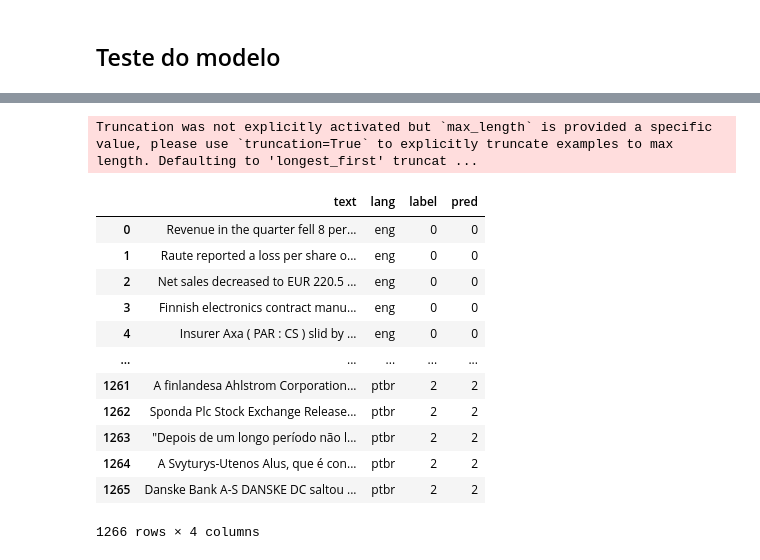
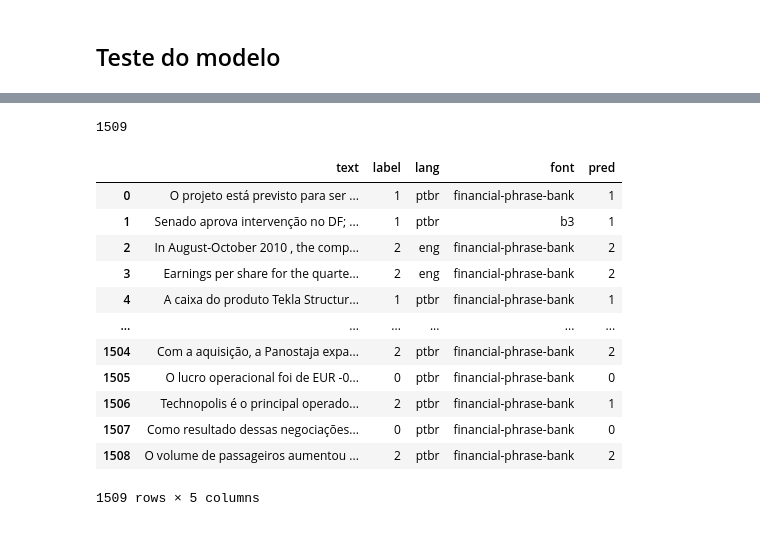
Before and after one commit to Tuiaia/artificial-intelligence, a Jupyter notebook: jupyter-notebooks/model-build.ipynb, the cells around one changed output, grey strips where cells are left out. Drawn from its saved outputs; the diff is of its cells as text; code cells hidden in the pictures.

```diff
--- a/jupyter-notebooks/model-build.ipynb
+++ b/jupyter-notebooks/model-build.ipynb
@@ -533,3 +294,3 @@ Find logs at: ./wandb/run-20230420_015338-j0rd3iq9/logs
 # %%
-model = BertForSequenceClassification.from_pretrained('trainings/bert-base-multilingual-cased-03')
-tokenizer = BertTokenizer.from_pretrained('trainings/bert-base-multilingual-cased-03')
+model = BertForSequenceClassification.from_pretrained(f'./trainings/{repo_name}/')
+tokenizer = BertTokenizer.from_pretrained(f'./trainings/{repo_name}/')
@@ -536,28 +321,25 @@ tokenizer = BertTokenizer.from_pretrained('trainings/bert-base-multilingual-case
+# %%
+len(test_df)
+# %% [output]
+1509
 # %%
-test_df = pd.DataFrame({
-    'text': test_dataset['text'],
-    'lang': test_dataset['lang'],
-    'label': test_dataset['label']
-})
-
 model.to(device)
 test_df['pred'] = test_df['text'].apply(predict_sentiment)
 test_df
 # %% [output]
+|  | text | label | lang | font | pred |
+| 0 | O projeto está previsto para ser ... | 1 | ptbr | financial-phrase-bank | 1 |
+| 1 | Senado aprova intervenção no DF; ... | 1 | ptbr | b3 | 1 |
+| 2 | In August-October 2010 , the comp... | 2 | eng | financial-phrase-bank | 2 |
+| 3 | Earnings per share for the quarte... | 2 | eng | financial-phrase-bank | 2 |
+| 4 | A caixa do produto Tekla Structur... | 1 | ptbr | financial-phrase-bank | 1 |
+| ... | ... | ... | ... | ... | ... |
+| 1504 | Com a aquisição, a Panostaja expa... | 2 | ptbr | financial-phrase-bank | 2 |
+| 1505 | O lucro operacional foi de EUR -0... | 0 | ptbr | financial-phrase-bank | 0 |
+| 1506 | Technopolis é o principal operado... | 2 | ptbr | financial-phrase-bank | 1 |
+| 1507 | Como resultado dessas negociações... | 0 | ptbr | financial-phrase-bank | 0 |
+| 1508 | O volume de passageiros aumentou ... | 2 | ptbr | financial-phrase-bank | 2 |
-Truncation was not explicitly activated but `max_length` is provided a specific value, please use `truncation=True` to explicitly truncate examples to max length. Defaulting to 'longest_first' truncat ...
+1509 rows × 5 columns
-|  | text | lang | label | pred |
-| 0 | Revenue in the quarter fell 8 per... | eng | 0 | 0 |
-| 1 | Raute reported a loss per share o... | eng | 0 | 0 |
-| 2 | Net sales decreased to EUR 220.5 ... | eng | 0 | 0 |
-| 3 | Finnish electronics contract manu... | eng | 0 | 0 |
-| 4 | Insurer Axa ( PAR : CS ) slid by ... | eng | 0 | 0 |
-| ... | ... | ... | ... | ... |
-| 1261 | A finlandesa Ahlstrom Corporation... | ptbr | 2 | 2 |
-| 1262 | Sponda Plc Stock Exchange Release... | ptbr | 2 | 2 |
-| 1263 | "Depois de um longo período não l... | ptbr | 2 | 2 |
-| 1264 | A Svyturys-Utenos Alus, que é con... | ptbr | 2 | 2 |
-| 1265 | Danske Bank A-S DANSKE DC saltou ... | ptbr | 2 | 2 |
-1266 rows × 4 columns
 # %%
 precision, recall, f1, _ = precision_recall_fscore_support(test_df['label'], test_df['pred'], average='weighted')
 acc = accuracy_score(test_df['label'], test_df['pred'])
```
Also changed, not shown: parts of 69 cells of this notebook.
